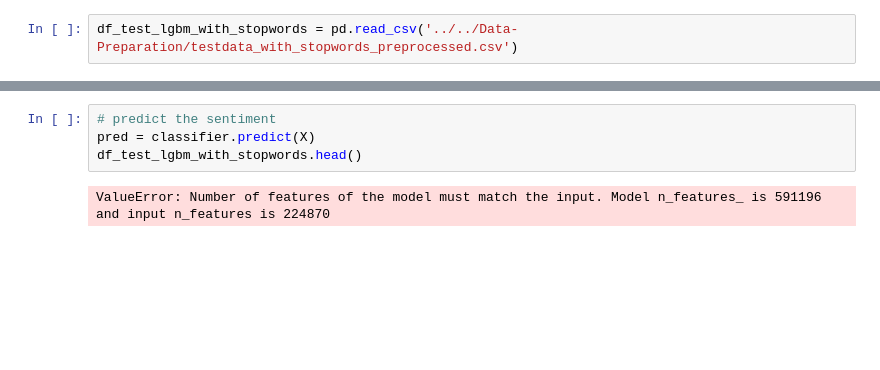
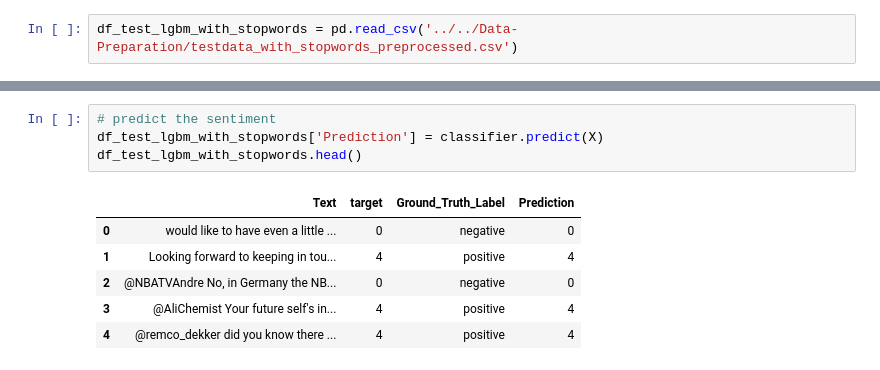
Before and after one commit to Lukas-wsc/Data-Exploration, a Jupyter notebook: Testing/LGBM/LGBM_with_stopwords.ipynb, the cells around one changed output, grey strips where cells are left out. Drawn from its saved outputs; the diff is of its cells as text; blank space fills up the shorter version.

```diff
--- a/Testing/LGBM/LGBM_with_stopwords.ipynb
+++ b/Testing/LGBM/LGBM_with_stopwords.ipynb
@@ -67,6 +33,11 @@ X
 # %%
 # predict the sentiment
-pred = classifier.predict(X)
+df_test_lgbm_with_stopwords['Prediction'] = classifier.predict(X)
 df_test_lgbm_with_stopwords.head()
 # %% [output]
-ValueError: Number of features of the model must match the input. Model n_features_ is 591196 and input n_features is 224870
+|  | Text | target | Ground_Truth_Label | Prediction |
+| 0 | would like to have even a little ... | 0 | negative | 0 |
+| 1 | Looking forward to keeping in tou... | 4 | positive | 4 |
+| 2 | @NBATVAndre No, in Germany the NB... | 0 | negative | 0 |
+| 3 | @AliChemist Your future self's in... | 4 | positive | 4 |
+| 4 | @remco_dekker did you know there ... | 4 | positive | 4 |
```
Also changed, not shown: parts of 7 cells of this notebook, 3 other files.
